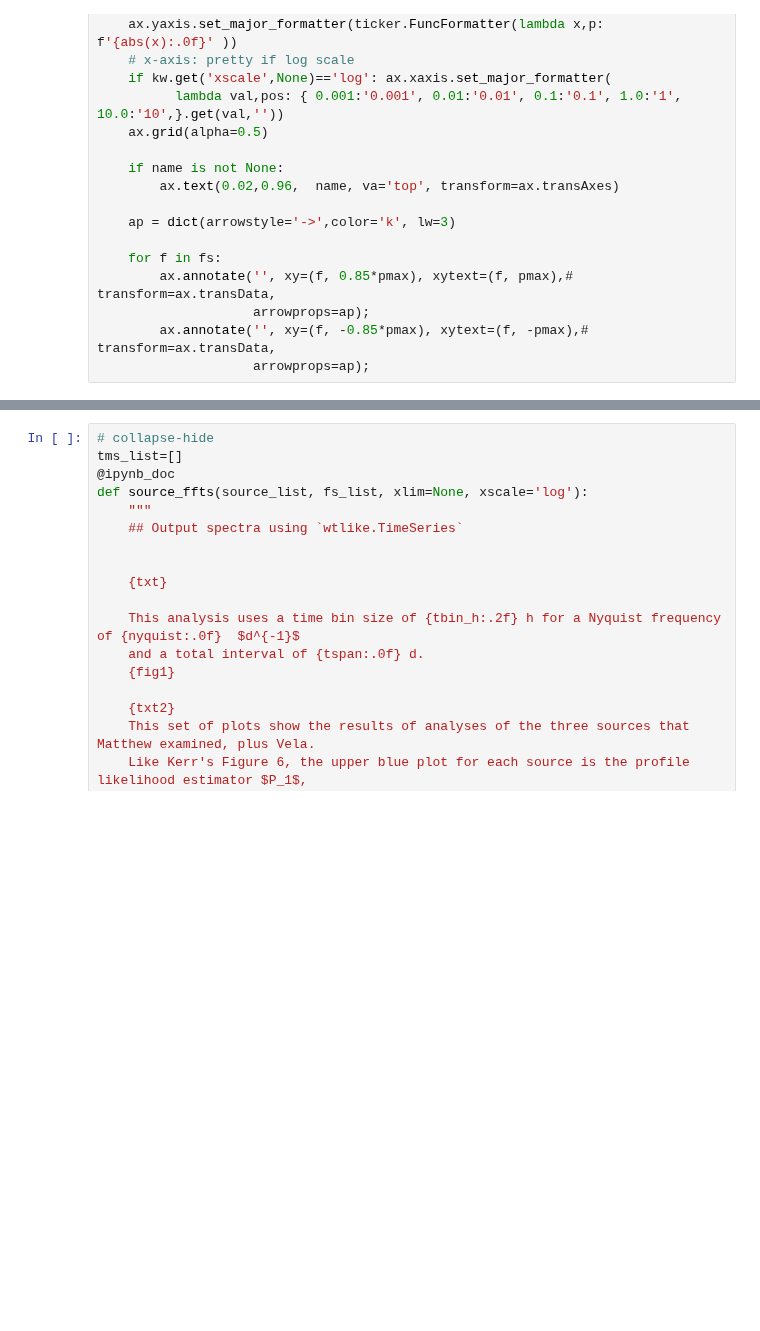
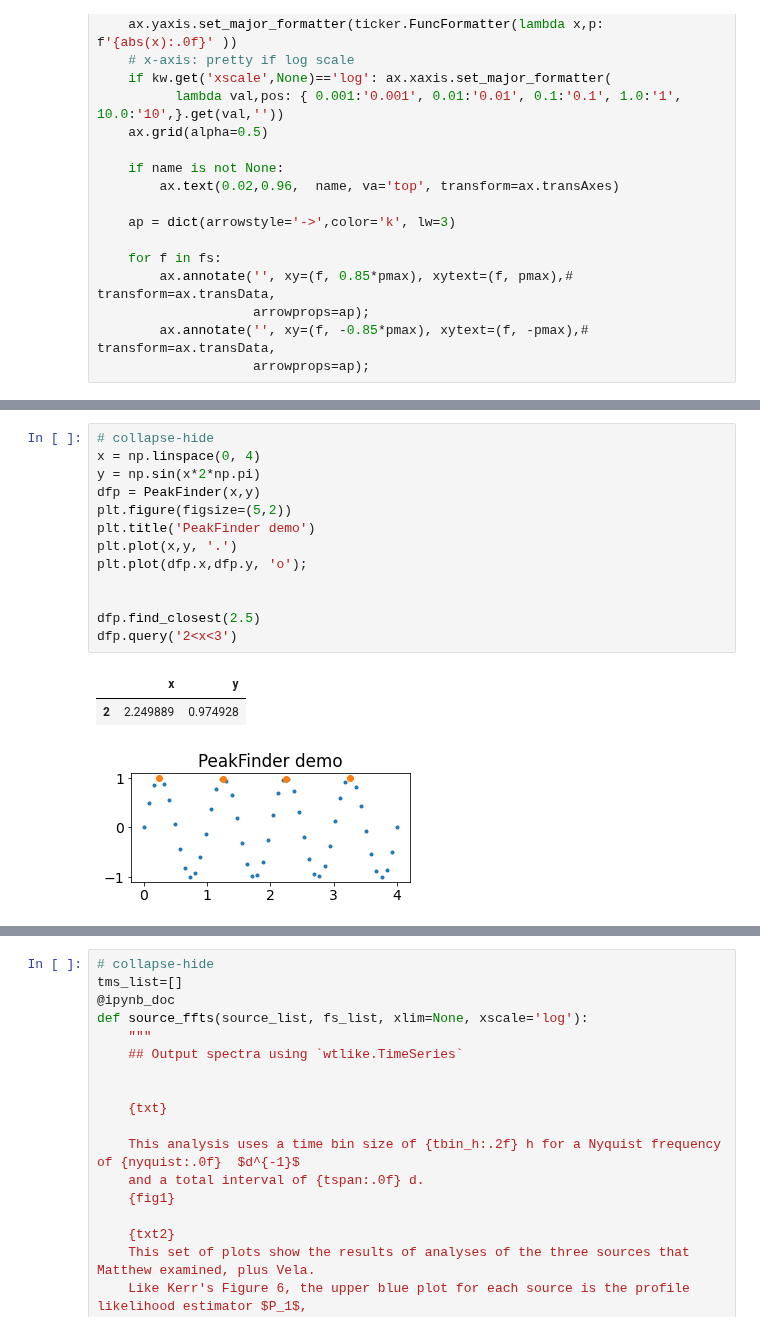
Before and after one commit to tburnett/wtlike, a Jupyter notebook: nbs/10-time_series.ipynb, the cells around one changed output, grey strips where cells are left out. Cells and saved outputs as stored; diff of their text form; blank space fills up the shorter version.

```diff
--- a/nbs/10-time_series.ipynb
+++ b/nbs/10-time_series.ipynb
@@ -236,0 +281,17 @@ def power_spectrum_plot(power_df,  pmax=None, profile=True,  ax=None, name=None,
+# %%
+# collapse-hide
+x = np.linspace(0, 4)
+y = np.sin(x*2*np.pi)
+dfp = PeakFinder(x,y)
+plt.figure(figsize=(5,2))
+plt.title('PeakFinder demo')
+plt.plot(x,y, '.')
+plt.plot(dfp.x,dfp.y, 'o');
+
+
+dfp.find_closest(2.5)
+dfp.query('2<x<3')
+# %% [output]
+|  | x | y |
+| 2 | 2.249889 | 0.974928 |
+[figure, added]
```
Also changed, not shown: parts of 11 cells of this notebook, 15 other files.
